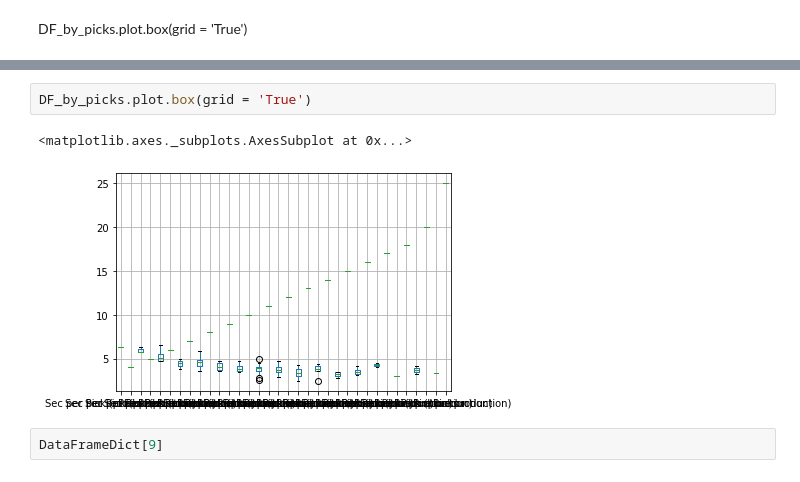
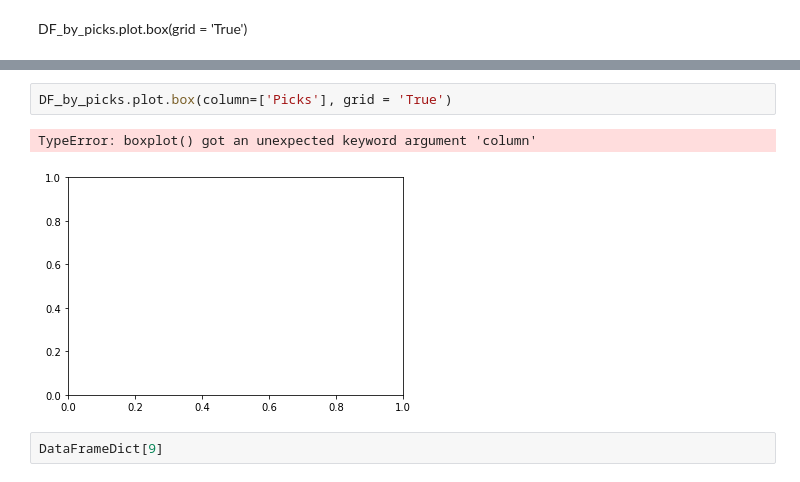
Before and after one commit to QPeiran/PythonStatistics, a Jupyter notebook: TestEnv.ipynb, the cells around one changed output, grey strips where cells are left out. Drawn from its saved outputs; the diff is of its cells as text.

```diff
--- a/TestEnv.ipynb
+++ b/TestEnv.ipynb
@@ -96,8 +116,8 @@ DF_by_picks.plot.box(grid = 'True')
 # %%
-DF_by_picks.plot.box(grid = 'True')
+DF_by_picks.plot.box(column=['Picks'], grid = 'True')
 # %% [output]
-<matplotlib.axes._subplots.AxesSubplot at 0x...>
+TypeError: boxplot() got an unexpected keyword argument 'column'
-[figure, old version]
+[figure, new version]
 # %%
 DataFrameDict[9]
 # %% [output]
```
Also changed, not shown: parts of 1 cell of this notebook, 1 other file.
